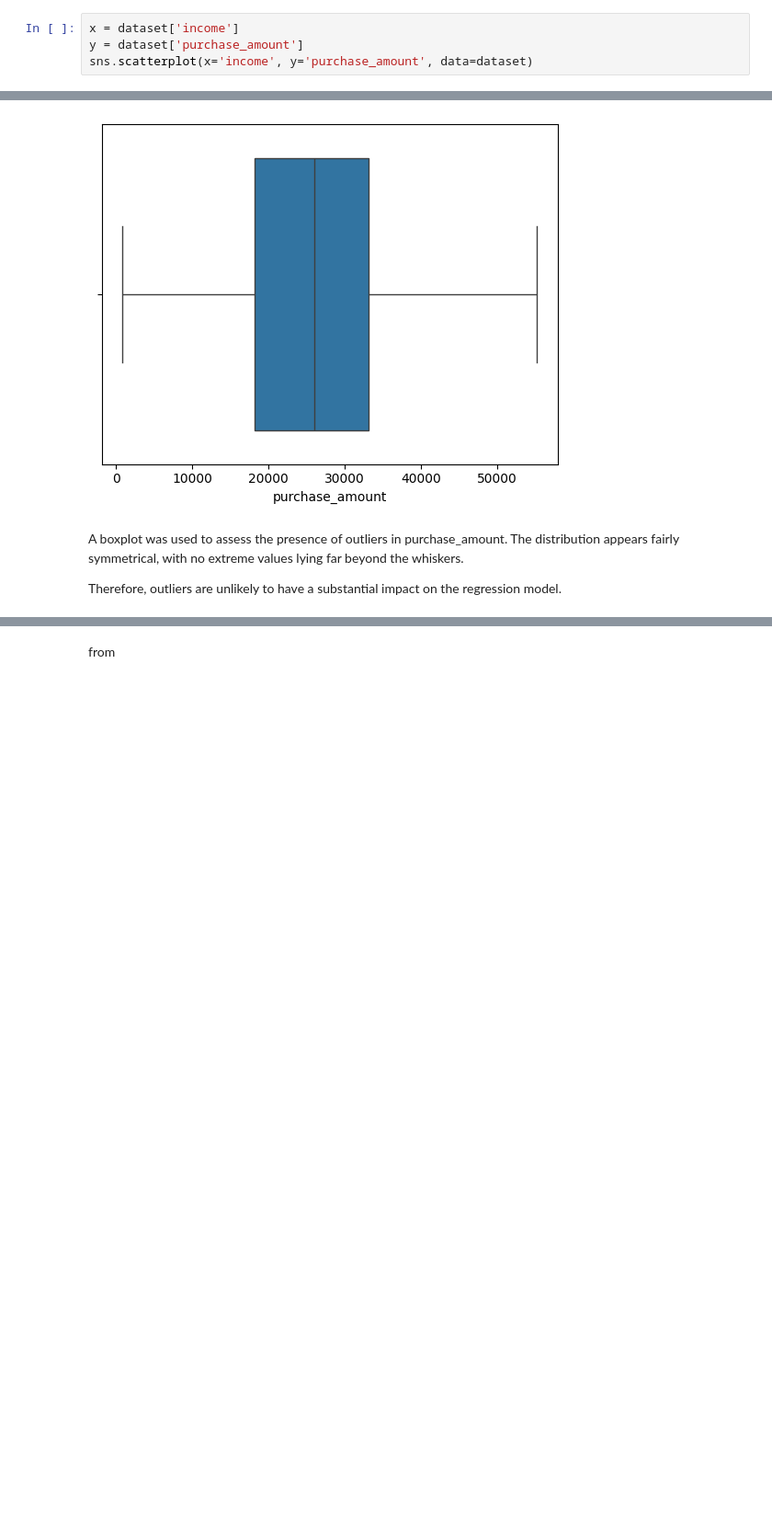
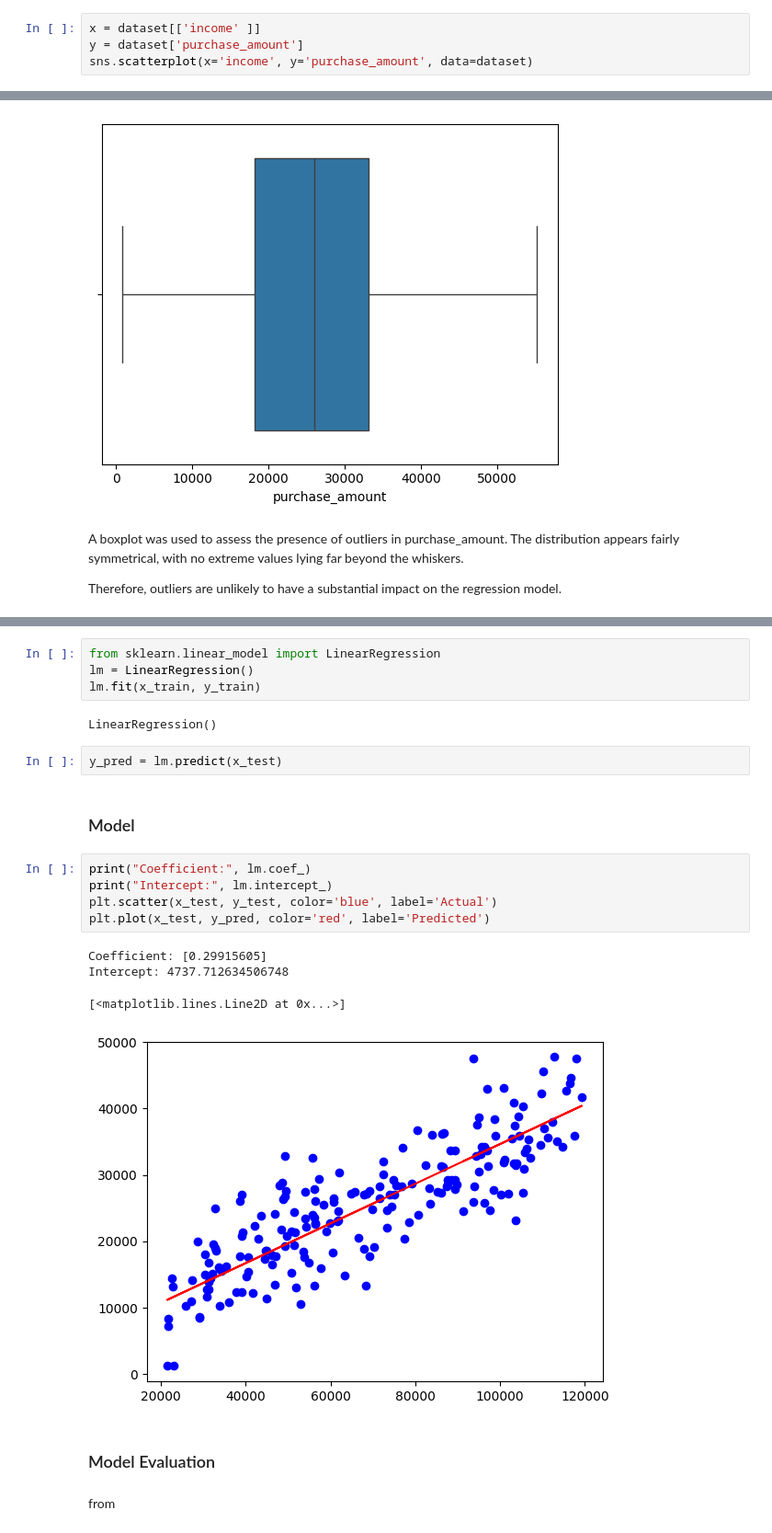
Before and after one commit to Kalungup/Income-Based-Purchase-Prediction-Model, a Jupyter notebook: simple_linear_regression_income_vs_spending.ipynb.ipynb, the cells around one changed output, grey strips where cells are left out. Shown at 92% size. Saved outputs shown, nothing was run; the diff lists cells and outputs as text; blank space fills up the shorter version.

```diff
--- a/simple_linear_regression_income_vs_spending.ipynb.ipynb
+++ b/simple_linear_regression_income_vs_spending.ipynb.ipynb
@@ -95,7 +95,7 @@ Therefore, age is not an appropriate predictor of purchase_amount in a simple li
 # %% [markdown]
 ### Linearity Assessment: Income vs Purchase Amount
 # %%
-x = dataset['income']
+x = dataset[['income' ]]
 y = dataset['purchase_amount']
 sns.scatterplot(x='income', y='purchase_amount', data=dataset)
 # %% [output]
@@ -128,3 +126,25 @@ ImportError: cannot import name 'train_test_spilt' from 'sklearn.model_selection
+# %%
+from sklearn.linear_model import LinearRegression
+lm = LinearRegression()
+lm.fit(x_train, y_train)
+# %% [output]
+LinearRegression()
+# %%
+y_pred = lm.predict(x_test)
+# %% [markdown]
+### Model
+# %%
+print("Coefficient:", lm.coef_)
+print("Intercept:", lm.intercept_)
+plt.scatter(x_test, y_test, color='blue', label='Actual')
+plt.plot(x_test, y_pred, color='red', label='Predicted')
+# %% [output]
+Coefficient: [0.29915605]
+Intercept: 4737.712634506748
+[<matplotlib.lines.Line2D at 0x...>]
+[figure, added]
+# %% [markdown]
+### Model Evaluation
 # %% [markdown]
 from
 # %% [markdown]
```
Also changed, not shown: parts of 1 cell of this notebook.
